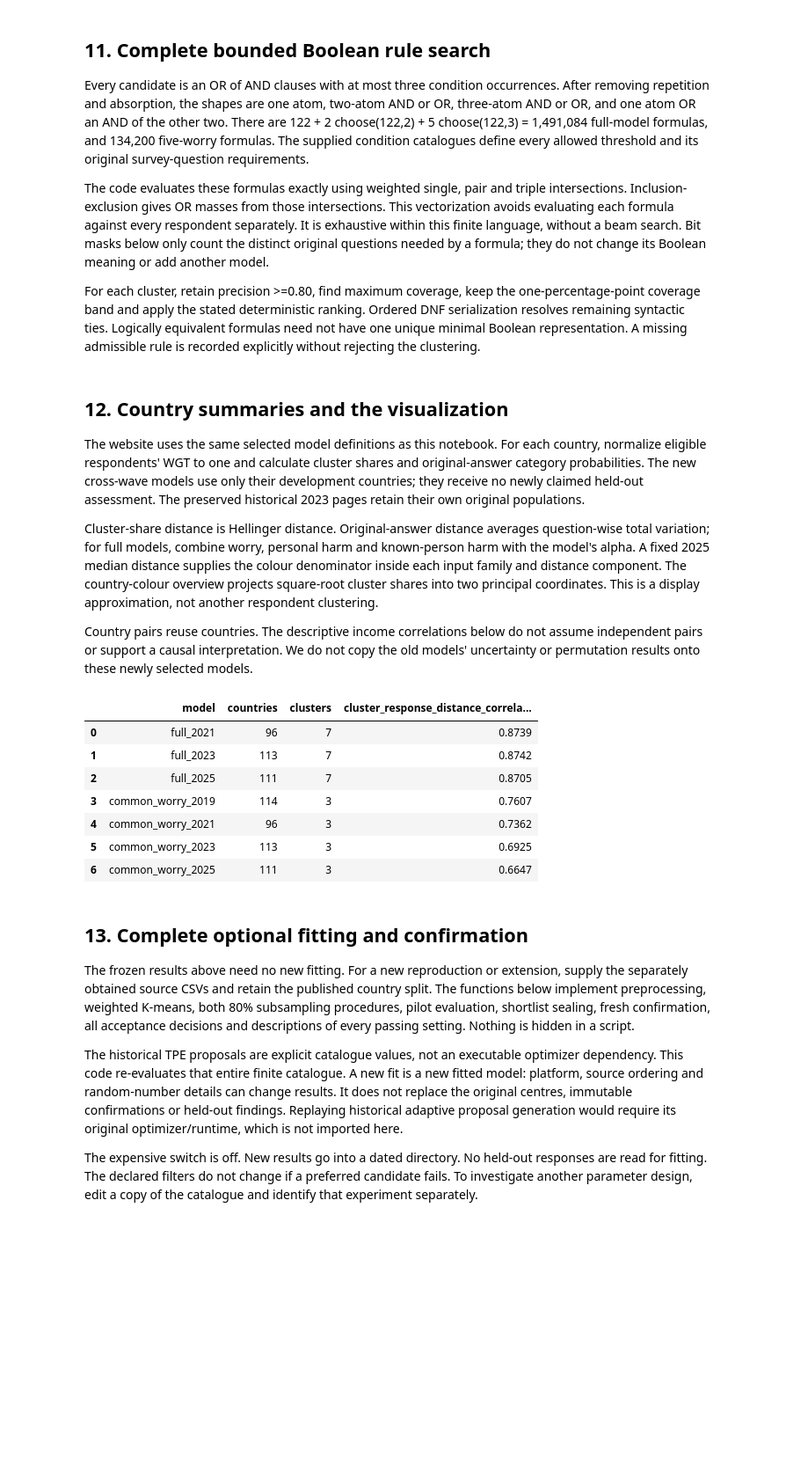
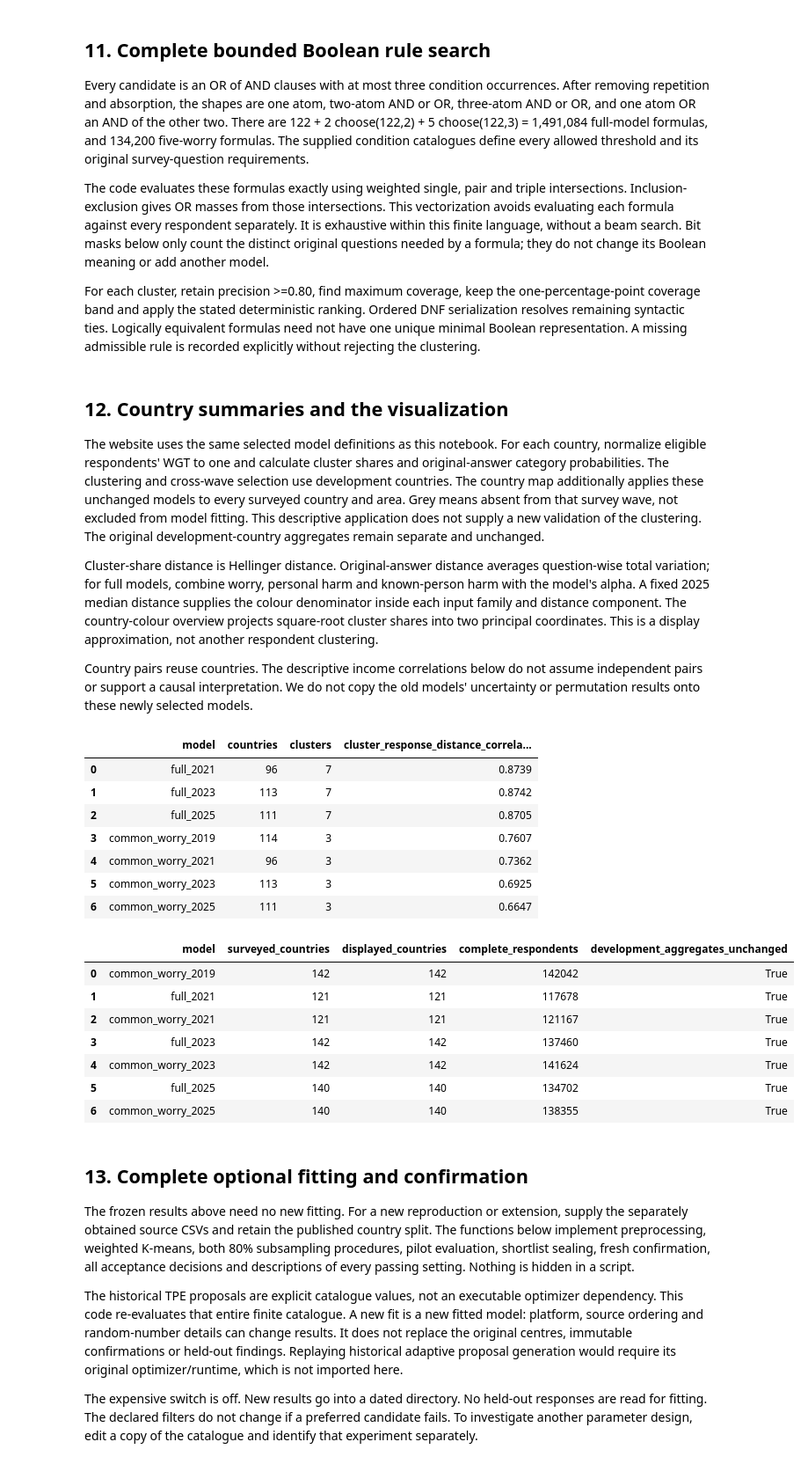
Before and after one commit to ionpetre/WRP-dataset, a Jupyter notebook: paper/wrp_cross_wave_clustering.ipynb, the cells around one changed output. Shown at 88% size. Cells and saved outputs as stored; diff of their text form; code cells hidden in the pictures; blank space fills up the shorter version.

Commit message:
11.2026 second update of final results

```diff
--- a/paper/wrp_cross_wave_clustering.ipynb
+++ b/paper/wrp_cross_wave_clustering.ipynb
@@ -1097,9 +1097,11 @@ if REGENERATE_RULES:
 
 The website uses the same selected model definitions as this notebook. For each
 country, normalize eligible respondents' WGT to one and calculate cluster shares
-and original-answer category probabilities. The new cross-wave models use only
-their development countries; they receive no newly claimed held-out assessment.
-The preserved historical 2023 pages retain their own original populations.
+and original-answer category probabilities. The clustering and cross-wave selection use development countries. The country
+map additionally applies these unchanged models to every surveyed country and
+area. Grey means absent from that survey wave, not excluded from model fitting.
+This descriptive application does not supply a new validation of the clustering.
+The original development-country aggregates remain separate and unchanged.
 
 Cluster-share distance is Hellinger distance. Original-answer distance averages
 question-wise total variation; for full models, combine worry, personal harm and
@@ -1168,12 +1170,12 @@ def country_summaries(countries, distances):
     return result
 
 
-def aggregate_country_answers(answers, labels, wgt, iso, metadata, model, names):
+def aggregate_country_answers(answers, labels, wgt, iso, metadata, model, names, scope="development"):
     n=6 if model['family']=='full' else 5
     countries=[];shares=[];probabilities=[]
     for code in sorted(set(iso)):
         mask=iso==code;weight=wgt[mask]/wgt[mask].sum();block=answers[mask]
-        countries.append(dict(metadata[code],respondents=int(mask.sum()),split='train'))
+        countries.append(dict(metadata[code],respondents=int(mask.sum())))
         countries[-1]['retention']=mask.sum()/countries[-1]['totalRespondents']
         shares.append(np.bincount(labels[mask],weights=weight,minlength=model['k']))
         probabilities.append([weight[block[:,j]==a].sum() for j in range(n) for a in range(3)]+
@@ -1181,37 +1183,99 @@ def aggregate_country_answers(answers, labels, wgt, iso, metadata, model, names)
     shares=np.array(shares);probabilities=np.array(probabilities)
     distances=country_distances(shares,probabilities,model['family'],model.get('alpha',1))
     summary=country_summaries(countries,distances)
+    dev=[i for i,c in enumerate(countries) if c['split']=='train']
+    development=country_summaries([countries[i] for i in dev],
+        {key:distance[np.ix_(dev,dev)] for key,distance in distances.items()})
     return dict(key=f'{model["family"]}_{model["year"]}',family=model['family'],year=model['year'],
         id=model['model_id'],trial=model['trial'],k=model['k'],alpha=model.get('alpha',1),names=names,
         worryDomains=DOMAINS if model['family']=='full' else [d for d in DOMAINS if d!='traffic'],
         countries=countries,shares=shares.tolist(),probabilities=probabilities.tolist(),embedding=country_embedding(shares),
-        summaries={'all':summary,'development':summary},nearest_uncertainty=[],scope='development',
+        summaries={'all':summary,'development':development},nearest_uncertainty=[],scope=scope,
         role='independent_2019_alternative' if model['year']==2019 else 'paper_primary',heldoutAssessed=False)
 
 
 # These are national aggregate tables, without respondent-linked observations.
 country_data=json.loads((ASSETS/'country_aggregates.json').read_text())
 country_results=[]
 for key,m in country_data['models'].items():
     shares=np.asarray(m['shares']);probabilities=np.asarray(m['probabilities'])
     np.testing.assert_allclose(shares.sum(1),1,atol=1e-12,rtol=0)
     distances=country_distances(shares,probabilities,m['family'],m['alpha'])
     summary=country_summaries(m['countries'],distances)
     for metric,table in summary.items():
         for column in ['median','nearest_same_region'] if metric!='comparison' else ['distance_rank_spearman','nearest_agreement']:
             np.testing.assert_allclose(table[column],m['summaries']['all'][metric][column],atol=1e-12,rtol=0)
     country_results.append(dict(model=key,countries=len(m['countries']),clusters=m['k'],
         cluster_response_distance_correlation=summary['comparison']['distance_rank_spearman']))
 display(pd.DataFrame(country_results).round(4))
+
+
+# The website includes all surveyed countries, while discovery evidence stays development-only.
+country_display=json.loads((ASSETS/'country_aggregates_all_surveyed.json').read_text())
+coverage_receipt=json.loads((ASSETS/'country_display_verification.json').read_text())
+display_results=[]
+for key,m in country_display['models'].items():
+    shares=np.asarray(m['shares']);probabilities=np.asarray(m['probabilities'])
+    np.testing.assert_allclose(shares.sum(1),1,atol=1e-12,rtol=0)
+    assert len(m['countries'])==m['surveyCountryCount']
+    assert {c['iso'] for c in m['countries']}=={c['iso'] for c in m['surveyCountries']}
+    dev=[i for i,c in enumerate(m['countries']) if c['split']=='train']
+    base=country_data['models'][key]
+    np.testing.assert_allclose(shares[dev],base['shares'],atol=1e-12,rtol=0)
+    np.testing.assert_allclose(probabilities[dev],base['probabilities'],atol=1e-12,rtol=0)
+    summary=country_summaries(m['countries'],country_distances(shares,probabilities,m['family'],m['alpha']))
+    for metric,table in summary.items():
+        for column in ['median','nearest_same_region'] if metric!='comparison' else ['distance_rank_spearman','nearest_agreement']:
+            np.testing.assert_allclose(table[column],m['summaries']['all'][metric][column],atol=1e-12,rtol=0)
+    display_results.append(dict(model=key,surveyed_countries=m['surveyCountryCount'],
+        displayed_countries=len(m['countries']),complete_respondents=sum(c['respondents'] for c in m['countries']),
+        development_aggregates_unchanged=True))
+display(pd.DataFrame(display_results))
+
+
+def rebuild_country_display(survey_files):
+    """Descriptive assignments in all surveyed countries; no K-means fitting."""
+    rebuilt={key:value for key,value in country_display.items() if key!='models'}
+    rebuilt['models']={}
+    for key,template in country_display['models'].items():
+        family,year=template['family'],template['year']
+        model=find_model(family,year,primary[family][year])
+        path=Path(survey_files[year])
+        expected=next(r['source_csv_sha256'] for r in coverage_receipt['models'] if r['model']==key)
+        assert hashlib.sha256(path.read_bytes()).hexdigest()==expected, 'Source survey version differs.'
+        worry=(['L6A','L6B','L6C','L6D','L6G'] if year==2019 else
+            ['WP20720','WP20721','WP20722','WP20723']+(['WP22213'] if family=='full' else [])+['WP20726'])
+        columns=['COUNTRY_ISO3','WGT']+worry+([f'WP224{x}' for x in range(42,49)] if family=='full' else [])
+        raw=pd.read_csv(path,usecols=columns)
+        frame,answers=recode_survey(raw,family,year)
+        metadata={c['iso']:c for c in template['countries']}
+        assert set(raw.COUNTRY_ISO3)==set(metadata)
+        labels=cdist(matrix(answers,model,family),model['centres']).argmin(1)
+        result=aggregate_country_answers(answers,labels,frame.WGT.to_numpy(),
+            frame.COUNTRY_ISO3.to_numpy(),metadata,model,template['names'],scope='all_surveyed')
+        for field in ['surveyCountries','surveyCountryCount','countriesWithoutCompleteAnswers','includes_nontraining_countries']:
+            result[field]=template[field]
+        np.testing.assert_allclose(result['shares'],template['shares'],atol=1e-12,rtol=0)
+        np.testing.assert_allclose(result['probabilities'],template['probabilities'],atol=1e-12,rtol=0)
+        rebuilt['models'][key]=result
+    return rebuilt
 # %% [output]
 |  | model | countries | clusters | cluster_response_distance_correla... |
 | 0 | full_2021 | 96 | 7 | 0.8739 |
 | 1 | full_2023 | 113 | 7 | 0.8742 |
 | 2 | full_2025 | 111 | 7 | 0.8705 |
 | 3 | common_worry_2019 | 114 | 3 | 0.7607 |
 | 4 | common_worry_2021 | 96 | 3 | 0.7362 |
 | 5 | common_worry_2023 | 113 | 3 | 0.6925 |
 | 6 | common_worry_2025 | 111 | 3 | 0.6647 |
+|  | model | surveyed_countries | displayed_countries | complete_respondents | development_aggregates_unchanged |
+| 0 | common_worry_2019 | 142 | 142 | 142042 | True |
+| 1 | full_2021 | 121 | 121 | 117678 | True |
+| 2 | common_worry_2021 | 121 | 121 | 121167 | True |
+| 3 | full_2023 | 142 | 142 | 137460 | True |
+| 4 | common_worry_2023 | 142 | 142 | 141624 | True |
+| 5 | full_2025 | 140 | 140 | 134702 | True |
+| 6 | common_worry_2025 | 140 | 140 | 138355 | True |
 # %% [markdown]
 ## 13. Complete optional fitting and confirmation
 
```
Also changed, not shown: parts of 2 cells of this notebook, 32 other files.
